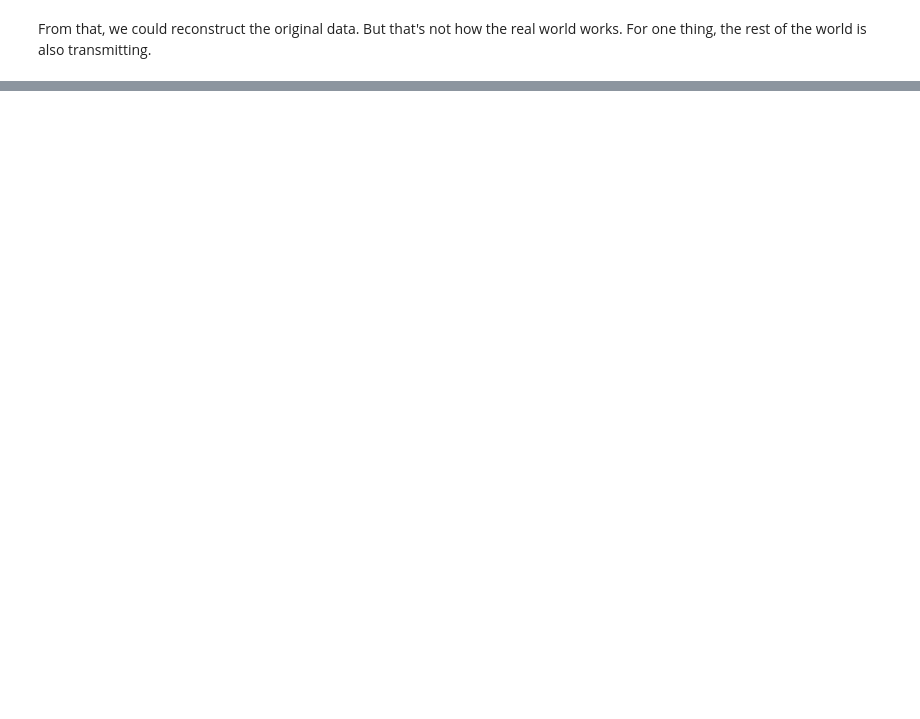
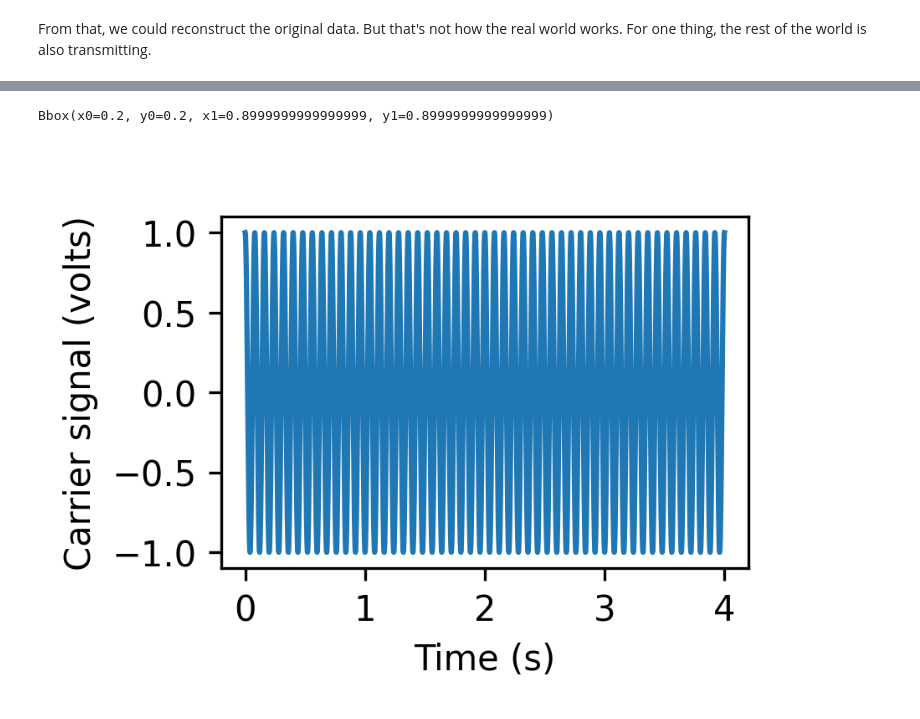
Before and after one commit to mmtrebuchet/bpreveal, a Jupyter notebook: doc/modulation.ipynb, the cells around one changed output, grey strips where cells are left out. Drawn from its saved outputs; the diff is of its cells as text; code cells hidden in the pictures; blank space fills up the shorter version.

```diff
--- a/doc/modulation.ipynb
+++ b/doc/modulation.ipynb
@@ -353,0 +109,12 @@ plt.imshow(recDats[:,:100], aspect='auto', interpolation='nearest')
+# %%
+fig = plt.figure()
+ax2 = fig.add_axes([0,0,1,1])
+ax2.axis('off')
+ax = fig.add_axes([0.2, 0.2, 0.7,0.7])
+ax.plot(times*4, carrier)
+ax.set_xlabel("Time (s)")
+ax.set_ylabel("Carrier signal (volts)")
+print(ax.get_position())
+# %% [output]
+Bbox(x0=0.2, y0=0.2, x1=0.8999999999999999, y1=0.8999999999999999)
+[figure, added]
```
Also changed, not shown: parts of 70 cells of this notebook, 27 other files.
